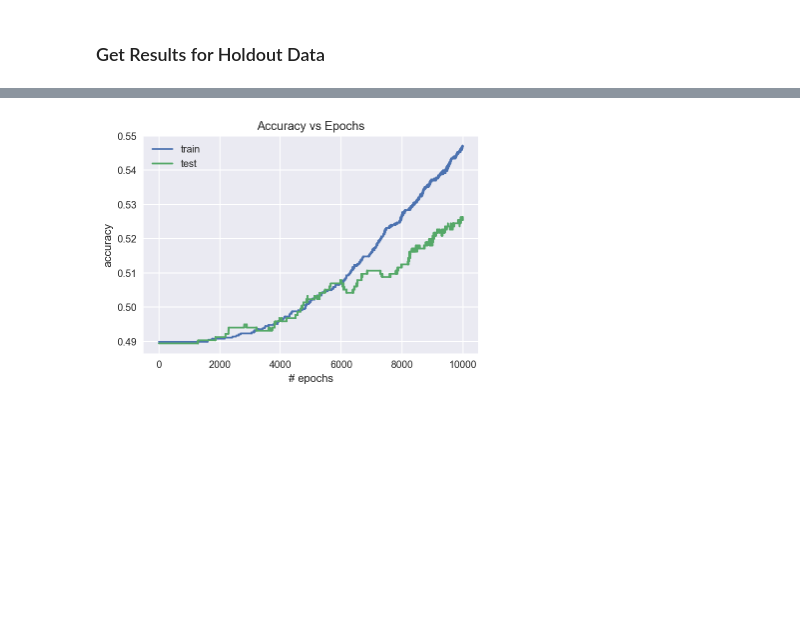
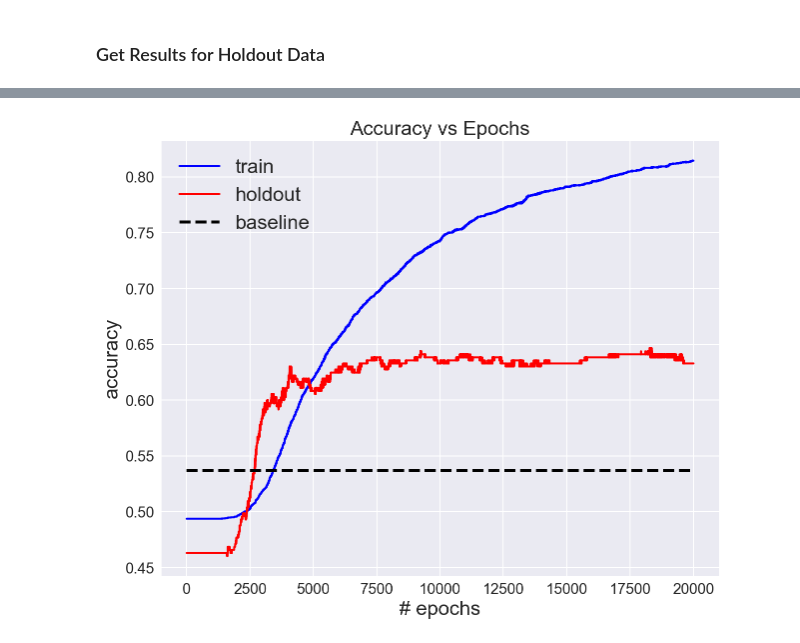
Before and after one commit to lcm98/GA_Capstone, a Jupyter notebook: modeling/ModelingDaySeries_3.ipynb, the cells around one changed output, grey strips where cells are left out. Saved outputs shown, nothing was run; the diff lists cells and outputs as text; code cells hidden in the pictures; blank space fills up the shorter version.

```diff
--- a/modeling/ModelingDaySeries_3.ipynb
+++ b/modeling/ModelingDaySeries_3.ipynb
@@ -260,23 +370,21 @@ plt.show()
 tf.reset_default_graph()
 
 X = tf.placeholder(dtype=tf.float32, shape=(None, X_train.shape[1]), name='X')
-#X_open = tf.placeholder(dtype=tf.float32, shape=(None, 1), name='X_open')
+X2 = tf.placeholder(dtype=tf.float32, shape=(None, X_train.shape[1]), name='X2')
 
 y_diff = tf.placeholder(dtype=tf.float32, shape=(None, 1), name='y_diff')
 y_increase = tf.placeholder(dtype=tf.float32, shape=(None, 1), name='y_increase')
 
 h1 = tf.layers.dense(X, 30, activation=tf.nn.relu)
-h2 = tf.layers.dense(X, 30, activation=tf.nn.relu)
+
+y_increase_hat = tf.layers.dense(h1, 1, activation=tf.nn.sigmoid, name='y_increase_hat')
+
+h2 = tf.layers.dense(X2, 30, activation=tf.nn.relu)
 h3 = tf.layers.dropout(h2, rate = .2)
 h4 = tf.layers.dense(h3, 15, activation=tf.nn.relu)
+h5 = tf.layers.dropout(h4, rate = .2)
 
-y_diff_hat = tf.layers.dense(h4, 1, activation=tf.relu, name='y_diff_hat')
-
-# zero = tf.constant(0.0, dtype=tf.float32, name="zero")
-# y_increase_bool = tf.greater(y_diff_hat, zero, name='y_increase_bool')
-# y_increase_num = tf.to_int32(y_increase_bool, name="y_increase_num")
-
-y_increase_hat = tf.layers.dense(h1, 1, activation=tf.nn.sigmoid, name='y_increase_hat')
+y_diff_hat = tf.layers.dense(h5, 1, activation=tf.nn.relu, name='y_diff_hat')
 
 lossR = tf.losses.mean_squared_error(y_diff, y_diff_hat)
 lossC = tf.losses.log_loss(y_increase, y_increase_hat)
@@ -384,24 +549,21 @@ plt.show()
 tf.reset_default_graph()
 
 X = tf.placeholder(dtype=tf.float32, shape=(None, X_train.shape[1]), name='X')
-#X_open = tf.placeholder(dtype=tf.float32, shape=(None, 1), name='X_open')
+X2 = tf.placeholder(dtype=tf.float32, shape=(None, X_train.shape[1]), name='X2')
 
 y_diff = tf.placeholder(dtype=tf.float32, shape=(None, 1), name='y_diff')
 y_increase = tf.placeholder(dtype=tf.float32, shape=(None, 1), name='y_increase')
 
 h1 = tf.layers.dense(X, 30, activation=tf.nn.relu)
-h2 = tf.layers.dense(X, 30, activation=tf.nn.relu)
+
+y_increase_hat = tf.layers.dense(h1, 1, activation=tf.nn.sigmoid, name='y_increase_hat')
+
+h2 = tf.layers.dense(X2, 30, activation=tf.nn.relu)
 h3 = tf.layers.dropout(h2, rate = .2)
 h4 = tf.layers.dense(h3, 15, activation=tf.nn.relu)
 h5 = tf.layers.dropout(h4, rate = .2)
 
 y_diff_hat = tf.layers.dense(h5, 1, activation=tf.nn.relu, name='y_diff_hat')
-
-# zero = tf.constant(0.0, dtype=tf.float32, name="zero")
-# y_increase_bool = tf.greater(y_diff_hat, zero, name='y_increase_bool')
-# y_increase_num = tf.to_int32(y_increase_bool, name="y_increase_num")
-
-y_increase_hat = tf.layers.dense(h1, 1, activation=tf.nn.sigmoid, name='y_increase_hat')
 
 lossR = tf.losses.mean_squared_error(y_diff, y_diff_hat)
 lossC = tf.losses.log_loss(y_increase, y_increase_hat)
@@ -499,11 +660,15 @@ plt.show()
 # %%
-plt.plot(ind, tr_accuracy, label='train')
-plt.plot(ind, te_accuracy, label='test')
-plt.xlabel("# epochs")
-plt.ylabel('accuracy')
-plt.title("Accuracy vs Epochs")
-plt.legend()
+fig, ax = plt.subplots(figsize=(10,8))
+plt.plot(ind, tr_accuracy, label='train', lw=2, color="blue")
+plt.plot(ind, h_accuracy, label='holdout', lw=2, color="red")
+plt.plot((0, np.max(ind)), (baseline_holdout_acc, baseline_holdout_acc),
+         label='baseline', color="black", lw=3, linestyle='--')
+plt.xlabel("# epochs", size=20)
+plt.ylabel('accuracy', size=20)
+plt.title("Accuracy vs Epochs", size=20)
+plt.legend(prop={'size':20})
+plt.tick_params(axis='both', which='major', labelsize=15)
 plt.show()
 # %% [output]
-[figure, old version]
+[figure, new version]
 # %%
```
Also changed, not shown: parts of 58 cells of this notebook.
